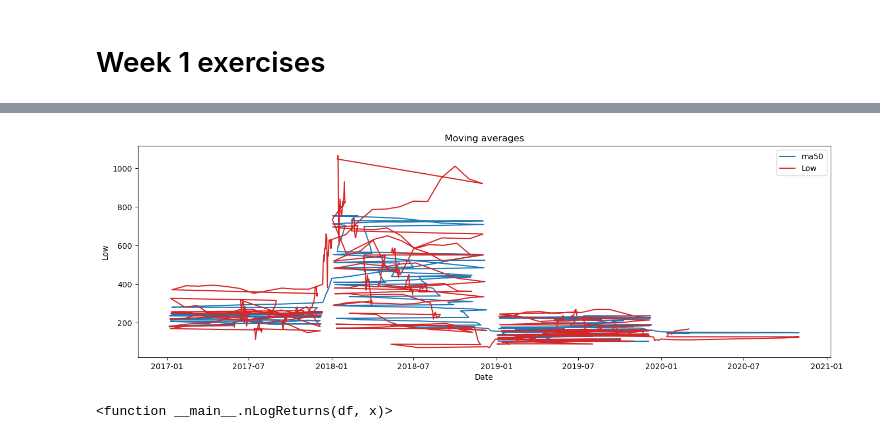
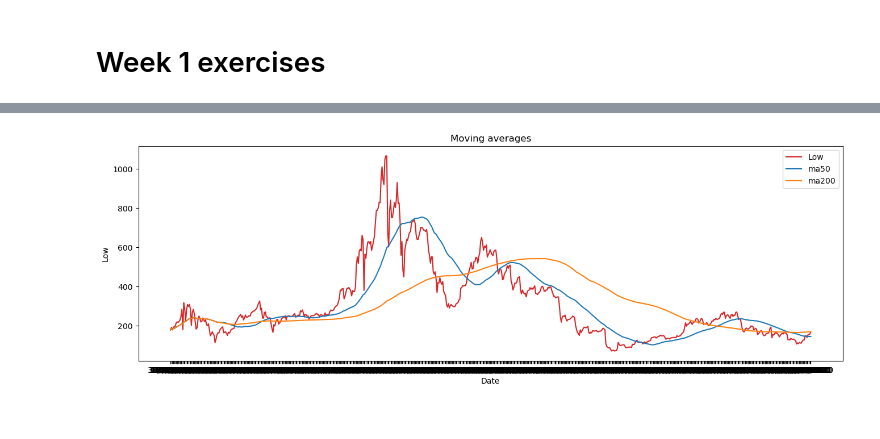
Before and after one commit to EirikurJonsson/dsFintech, a Jupyter notebook: week1.ipynb, the cells around one changed output, grey strips where cells are left out. Cells and saved outputs as stored; diff of their text form; code cells hidden in the pictures.

```diff
--- a/week1.ipynb
+++ b/week1.ipynb
@@ -2,25 +2,17 @@
 # Week 1 exercises
 # %%
 import pandas as pd
+import matplotlib.pyplot as plt
 import numpy as np
-import matplotlib.pyplot as plt
-from statsmodels.graphics.tsaplots import plot_pacf
-from statsmodels.graphics.tsaplots import plot_acf
-%matplotlib inline
-
 try:
-    df = pd.read_csv("ETH_EUR.csv", parse_dates = ["Date"])
-    df.index = df["Date"]
-    df2 = pd.read_csv("NASDAQOMX.csv", parse_dates = ["Trade Date"])
-    df2.index = df2["Trade Date"]
-
+    df = pd.read_csv("ETH_EUR.csv", index_col = 0)
+    df2 = pd.read_csv("NASDAQOMX.csv", index_col = 0)
 except FileNotFoundError:
     import quandl
-    df = quandl.get("GDAX/ETH_EUR", authtoken = "3CdfXCg8D_CWBs7UAwKr", parse_dates = ["Date"])
-    df2 = quandl.get("NASDAQOMX/OMXN40", authtoken= "3CdfXCg8D_CWBs7UAwKr", parse_dates = ["Trade Date"])
+    df = quandl.get("GDAX/ETH_EUR", authtoken = "3CdfXCg8D_CWBs7UAwKr", index_col = 0)
+    df2 = quandl.get("NASDAQOMX/OMXN40", authtoken= "3CdfXCg8D_CWBs7UAwKr", index_col = 0)
     df.to_csv("ETH_EUR", encoding = "utf-8")
     df2.to_csv("NASDAQOMX", encoding = "utf-8")
-    df2.index = df2["Trade Date"]
 # %%
 print(df.head())
 print("====================================")
@@ -125,9 +124,9 @@ def nVis(df, y, roll):
     plt.show()
 # %%
 a = [50, 200]
-nVis(df, "Low", roll = 50)
+nVis(df, "Low", roll = a)
 # %% [output]
-[figure, old version]
+[figure, new version]
 # %%
 def nLogReturns(df, x):
     '''
@@ -140,4 +139,0 @@ def nLogReturns(df, x):
-# %%
-nLogReturns
-# %% [output]
-<function __main__.nLogReturns(df, x)>
```
Also changed, not shown: parts of 10 cells of this notebook.
